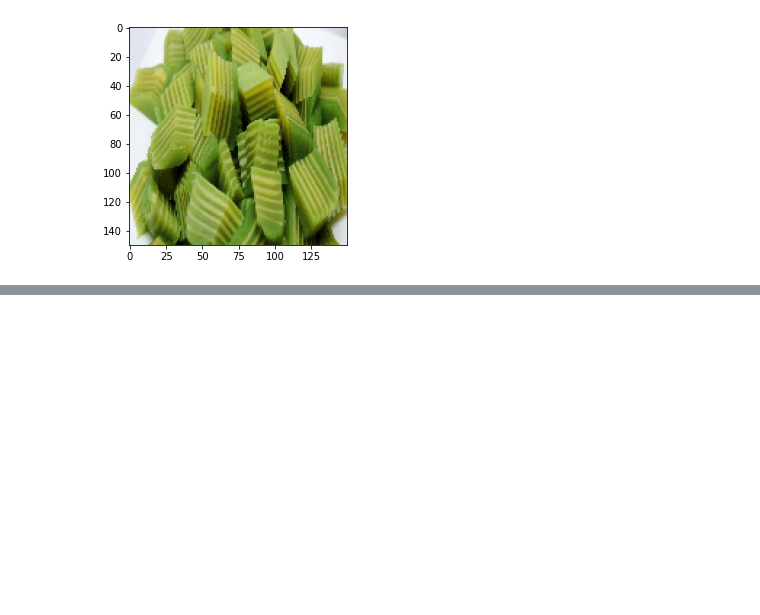
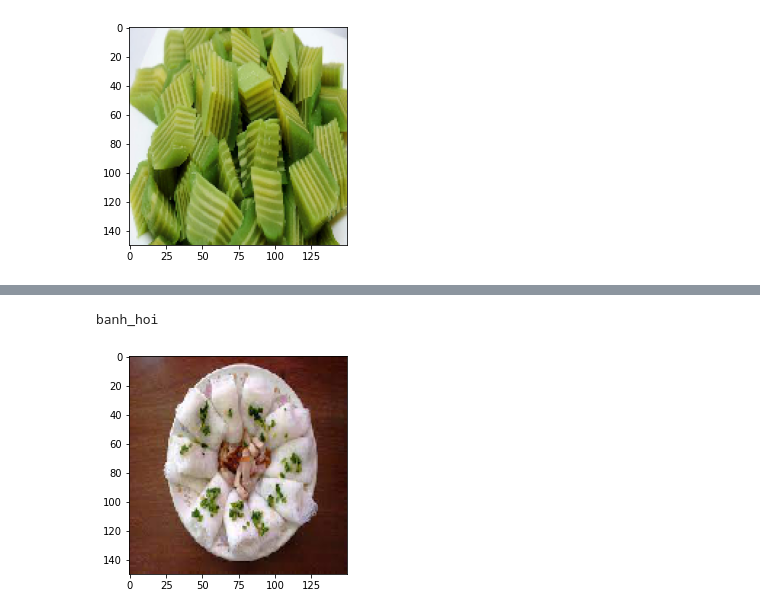
Before and after one commit to joethecoolest/Bai_Tap_AI, a Jupyter notebook: CNN_4_LOAI_BANH.ipynb, the cells around one changed output, grey strips where cells are left out. Drawn from its saved outputs; the diff is of its cells as text; code cells hidden in the pictures; blank space fills up the shorter version.

```diff
--- a/CNN_4_LOAI_BANH.ipynb
+++ b/CNN_4_LOAI_BANH.ipynb
@@ -248,19 +273,22 @@ print(prediction)
 # %%
-img=load_img("",target_size=(150,150))
+img=load_img("/content/drive/MyDrive/Colab Notebooks/CNN_4_loai_banh/test/banh_hoi/bánh hỏi/download.jpg",target_size=(150,150))
 plt.imshow(img)
 img=img_to_array(img)
 img=img.astype('float32')
 img=img/255
 img=np.expand_dims(img,axis=0)
-result=model_nhandien.predict(img)
+result=model.predict(img)
 if round(result[0][0])==1:
-  prediction='banh_xeo'
+  prediction='banh_da_lon'
 if round(result[0][1])==1:
   prediction='banh_hoi'
 if round(result[0][2])==1:
   prediction='banh_uot'
 if round(result[0][3])==1:
-  prediction='banh_da_lon'
+  prediction='banh_xeo'
 print(prediction)
+# %% [output]
+banh_hoi
+[figure, added]
 # %%
 #https://drive.google.com/drive/folders/1HPnVHCcyH7DTUIKzBzIqp45749beu6n3?usp=sharing
```
Also changed, not shown: parts of 9 cells of this notebook.
